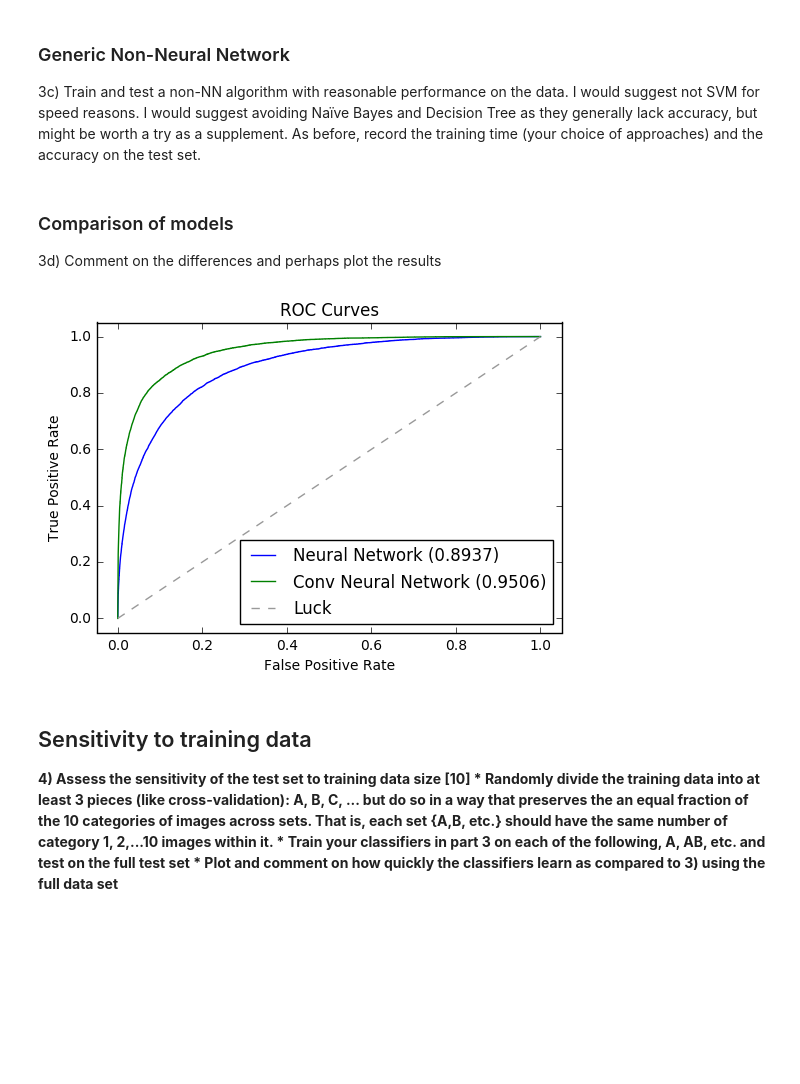
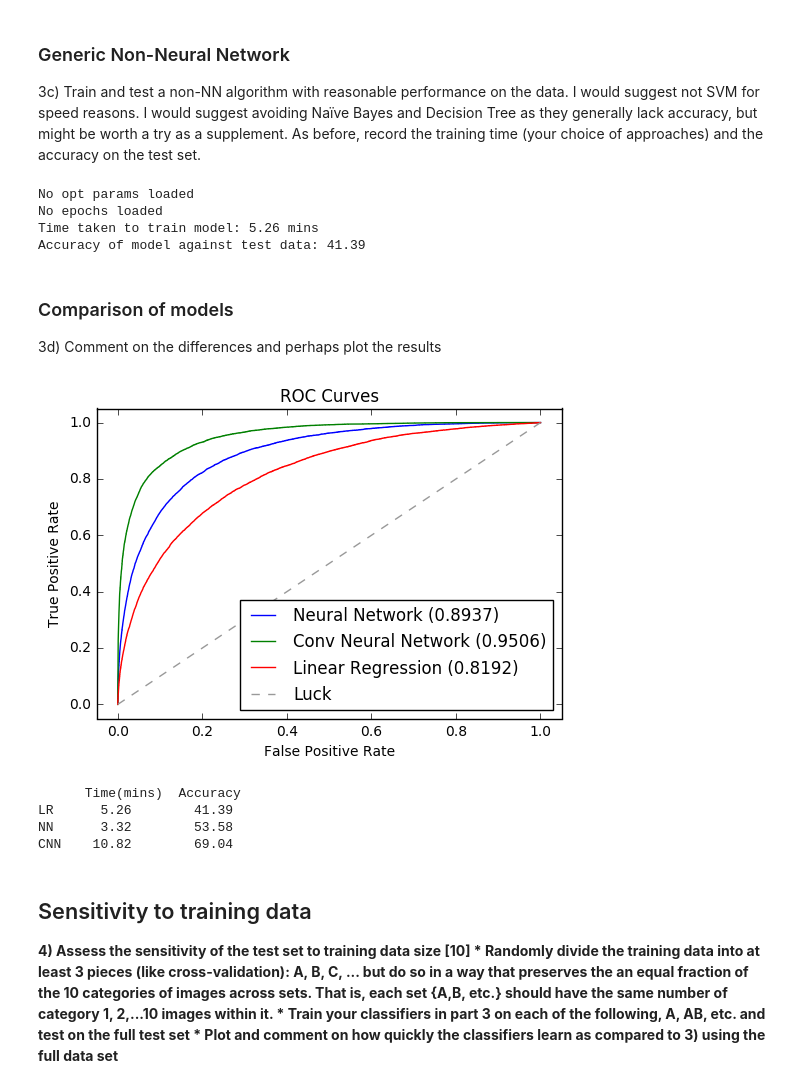
Before and after one commit to rabjohnston/E81HW4, a Jupyter notebook: submission/HW4.ipynb, the cells around one changed output. Drawn from its saved outputs; the diff is of its cells as text; code cells hidden in the pictures; blank space fills up the shorter version.

```diff
--- a/submission/HW4.ipynb
+++ b/submission/HW4.ipynb
@@ -69,39 +69,66 @@ Accuracy of model against test data: 69.04
 ### Generic Non-Neural Network
 
 3c) Train and test a non-NN algorithm with reasonable performance on the data. I would suggest not SVM for speed reasons. I would suggest avoiding Naïve Bayes and Decision Tree as they generally lack accuracy, but might be worth a try as a supplement. As before, record the training time (your choice of approaches) and the accuracy on the test set.
+# %%
+rs_lr = Results()
+rs_lr.load('results/Baseline/baseline_lr')
+result_lr = rs_lr.highest('accuracy')
+result_lr.params['accuracy'] = result_lr.params['accuracy'] * 100
+print('Time taken to train model: {} mins'.format(result_lr.params['time']))
+print('Accuracy of model against test data: {}'.format(result_lr.params['accuracy']))
+# %% [output]
+No opt params loaded
+No epochs loaded
+Time taken to train model: 5.26 mins
+Accuracy of model against test data: 41.39
 # %% [markdown]
 ### Comparison of models
 
 3d) Comment on the differences and perhaps plot the results
 # %%
 %run '../rob/dataset.py'
+from sklearn.metrics import roc_curve, auc
 
 # Load the labels
 ds = DataSet(use_valid=False)
 ds.load(False )
 labels = ds.test_labels
+
 
 # Compute ROC curve and Area Under the Curve
 
 fpr, tpr, thresholds = roc_curve(labels.ravel(), result_nn.test_preds)
 roc_auc = auc(fpr, tpr)
 plt.plot(fpr, tpr, lw=1, label='Neural Network ({})'.format(roc_auc.round(4)))
 
 fpr, tpr, thresholds = roc_curve(labels.ravel(), result_cnn.test_preds)
 roc_auc = auc(fpr, tpr)
 plt.plot(fpr, tpr, lw=1, label='Conv Neural Network ({})'.format(roc_auc.round(4)))
 
+fpr, tpr, thresholds = roc_curve(labels.ravel(), result_lr.test_preds.ravel())
+roc_auc = auc(fpr, tpr)
+plt.plot(fpr, tpr, lw=1, label='Linear Regression ({})'.format(roc_auc.round(4)))
+
 plt.plot([0, 1], [0, 1], '--', color=(0.6, 0.6, 0.6), label='Luck')
 
 plt.xlim([-0.05, 1.05])
 plt.ylim([-0.05, 1.05])
 plt.xlabel('False Positive Rate')
 plt.ylabel('True Positive Rate')
 plt.title('ROC Curves')
 plt.legend(loc="lower right")
 plt.show()
+
+print('      Time(mins)  Accuracy')
+print('LR      {}        {}'.format(result_lr.params['time'], result_lr.params['accuracy']))
+print('NN      {}        {}'.format(result_nn.params['time'], result_nn.params['accuracy']))
+print('CNN    {}        {}'.format(result_cnn.params['time'], result_cnn.params['accuracy']))
 # %% [output]
-[figure, old version]
+[figure, new version]
+      Time(mins)  Accuracy
+LR      5.26        41.39
+NN      3.32        53.58
+CNN    10.82        69.04
 # %% [markdown]
 ## Sensitivity to training data
 
```
Also changed, not shown: parts of 12 cells of this notebook.
